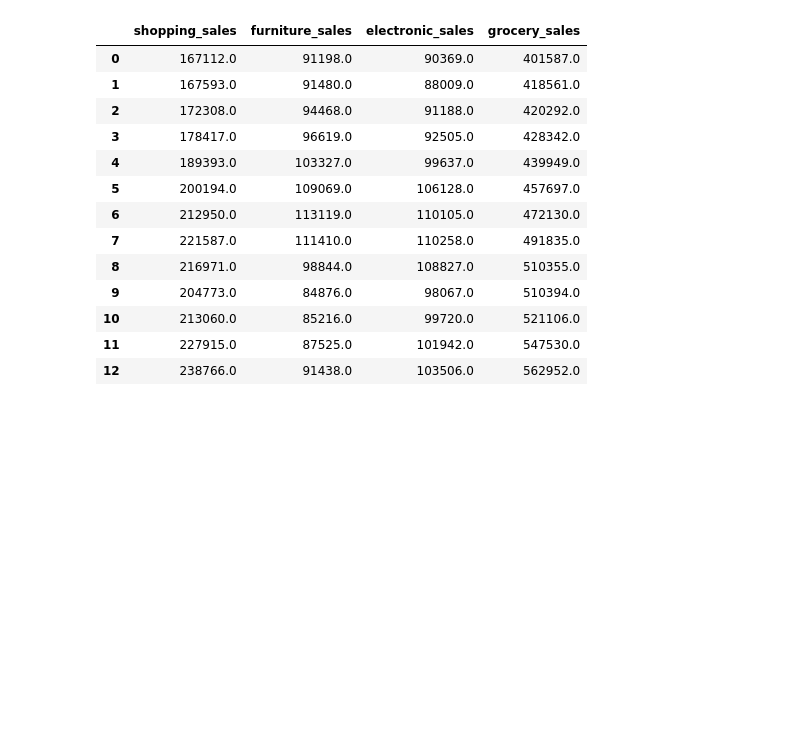
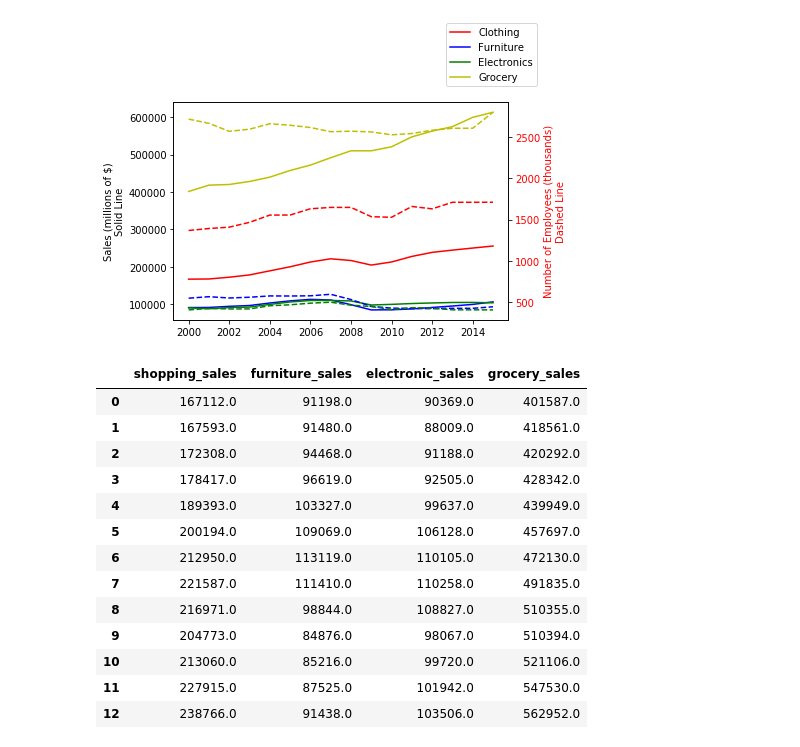
Before and after one commit to christybalaji/Retail_Crisis, a Jupyter notebook: data/plots/sales_plotting.ipynb, the cells around one changed output. Cells and saved outputs as stored; diff of their text form; code cells hidden in the pictures; blank space fills up the shorter version.

```diff
--- a/data/plots/sales_plotting.ipynb
+++ b/data/plots/sales_plotting.ipynb
@@ -25,3 +100,26 @@ plt.legend(loc="best")
+# %%
+fig = plt.figure()
+ax1 = fig.add_subplot(111)
+ax1.plot(x_axis,clothing_sales,color='r',label='Clothing')
+ax1.plot(x_axis,furniture_sales,color='b',label='Furniture')
+ax1.plot(x_axis,electronic_sales,color='g',label='Electronics')
+ax1.plot(x_axis,grocery_sales,color='y',label='Grocery')
+ax1.set_ylabel('Sales (millions of $)\nSolid Line')
+plt.legend(loc="best",bbox_to_anchor=(.80, 1.05))
+
+
+ax2 = ax1.twinx()
+ax2.plot(x_axis,clothing_emp,'r--',label='Clothing')
+ax2.plot(x_axis,furniture_emp,'b--',label='Furniture')
+ax2.plot(x_axis,electronic_emp,'g--',label='Electronics')
+ax2.plot(x_axis,grocery_emp,'y--',label='Grocery')
+
+ax2.set_ylabel('Number of Employees (thousands)\nDashed Line', color='r')
+for tl in ax2.get_yticklabels():
+    tl.set_color('r')
+# plt.legend(['Clothing employees','Furniture employees','Electronic employees','Grocery employees'],bbox_to_anchor=(.5, 1.05))
+# %% [output]
+[figure, added]
 # %%
 # sales_df['grocery_total']=sales_df.shopping_sales + sales_df.furniture_sales + sales_df.electronic_sales + sales_df.grocery_sales
 sales_df = sales_df[['shopping_sales','furniture_sales','electronic_sales','grocery_sales']]
```
Also changed, not shown: parts of 9 cells of this notebook.
